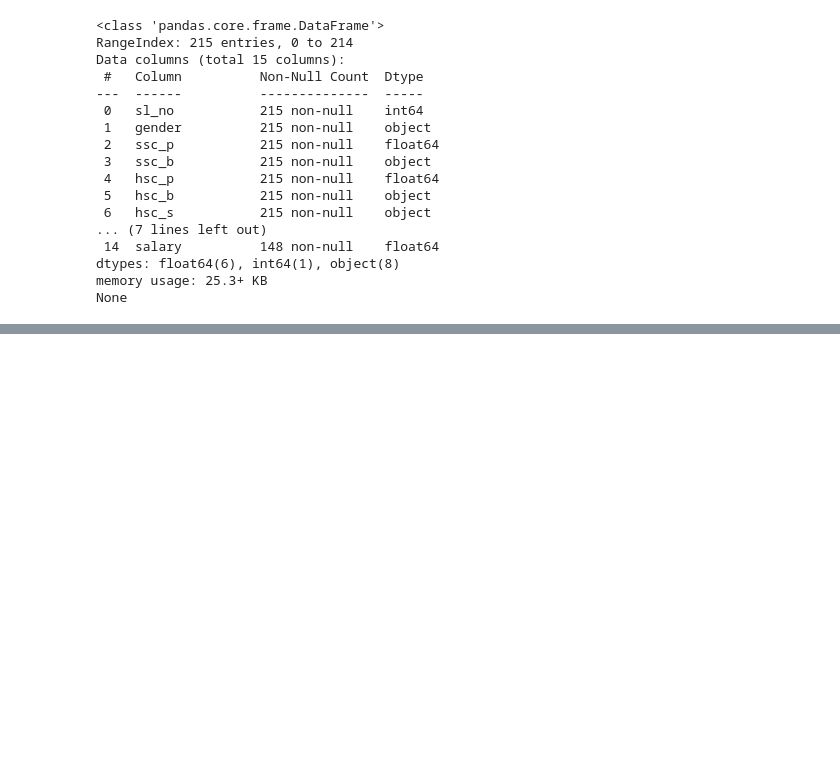
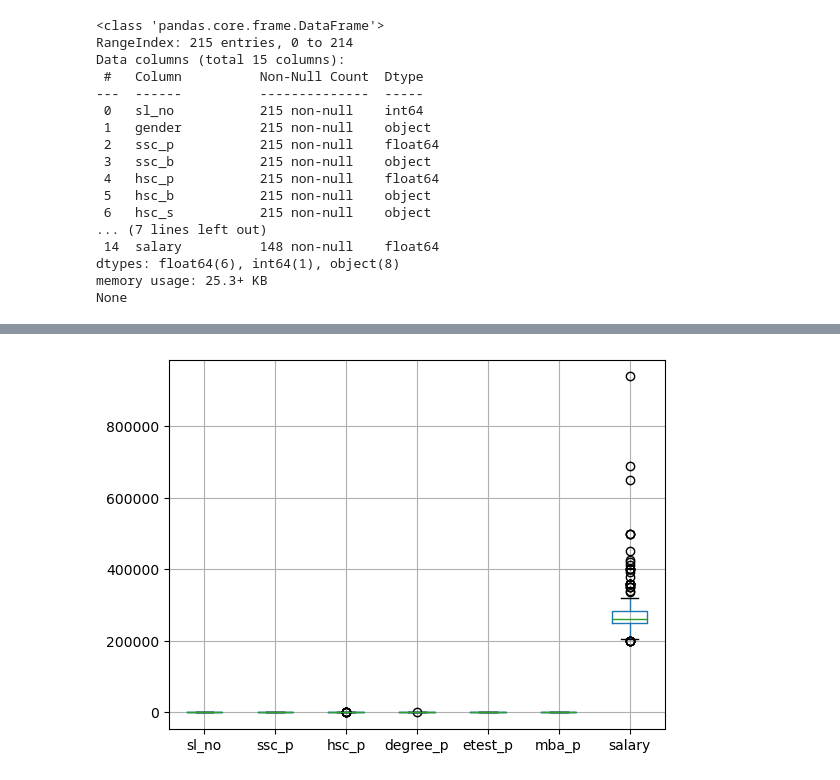
Before and after one commit to imustitanveer/Data-Cleaning-and-Outlier-Detection, a Jupyter notebook: data_cleaning.ipynb, the cells around one changed output, grey strips where cells are left out. Saved outputs shown, nothing was run; the diff lists cells and outputs as text; code cells hidden in the pictures; blank space fills up the shorter version.

```diff
--- a/data_cleaning.ipynb
+++ b/data_cleaning.ipynb
@@ -140,8 +91,24 @@ max    940000.000000
+# %%
+# Identify and remove outliers for numeric columns
+numeric_columns = data.select_dtypes(include=['number']).columns
+# %%
+# Calculate Q1, Q3, and IQR for numeric columns
+Q1 = data[numeric_columns].quantile(0.25)
+Q3 = data[numeric_columns].quantile(0.75)
+IQR = Q3 - Q1
+# %%
+# Define a mask for outliers
+outliers_mask = ((data[numeric_columns] < (Q1 - 1.5 * IQR)) | (data[numeric_columns] > (Q3 + 1.5 * IQR)))
+
+# Remove outliers
+data_no_outliers = data[~(outliers_mask.any(axis=1))]
 # %%
+# Ensure missing values are replaced
 for column in data.columns:
     if data[column].dtype == 'object':  # Categorical data
-        mode = data[column].mode()[0]
+        mode = data_no_outliers[column].dropna().mode()[0]
         data[column].fillna(mode, inplace=True)
-    else:  # Numerical data
-        mean = data[column].mean()
-        data[column].fillna(mean, inplace=True)
+    else:  # Numerical data, ensure no NaN values before replacing
+        if data[column].isnull().any():
+            median = data_no_outliers[column].dropna().median()
+            data[column].fillna(median, inplace=True)
@@ -180,3 +130,9 @@ for row_num, (index, row) in enumerate(numeric_data.iterrows()):
 # %%
 # Close the workbook to save it
 workbook.close()
+# %%
+# Plotting the boxplot for numeric columns only
+data[numeric_columns].boxplot()
+plt.show()
+# %% [output]
+[figure, added]
```
Also changed, not shown: parts of 19 cells of this notebook, 4 other files.
